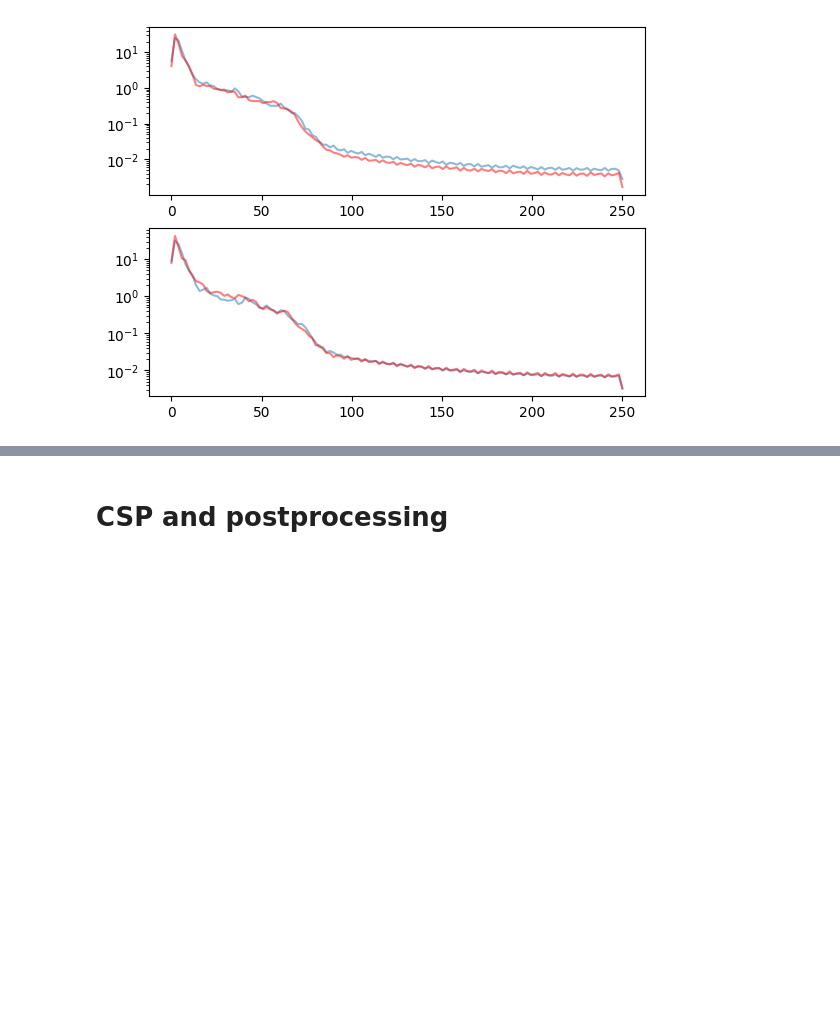
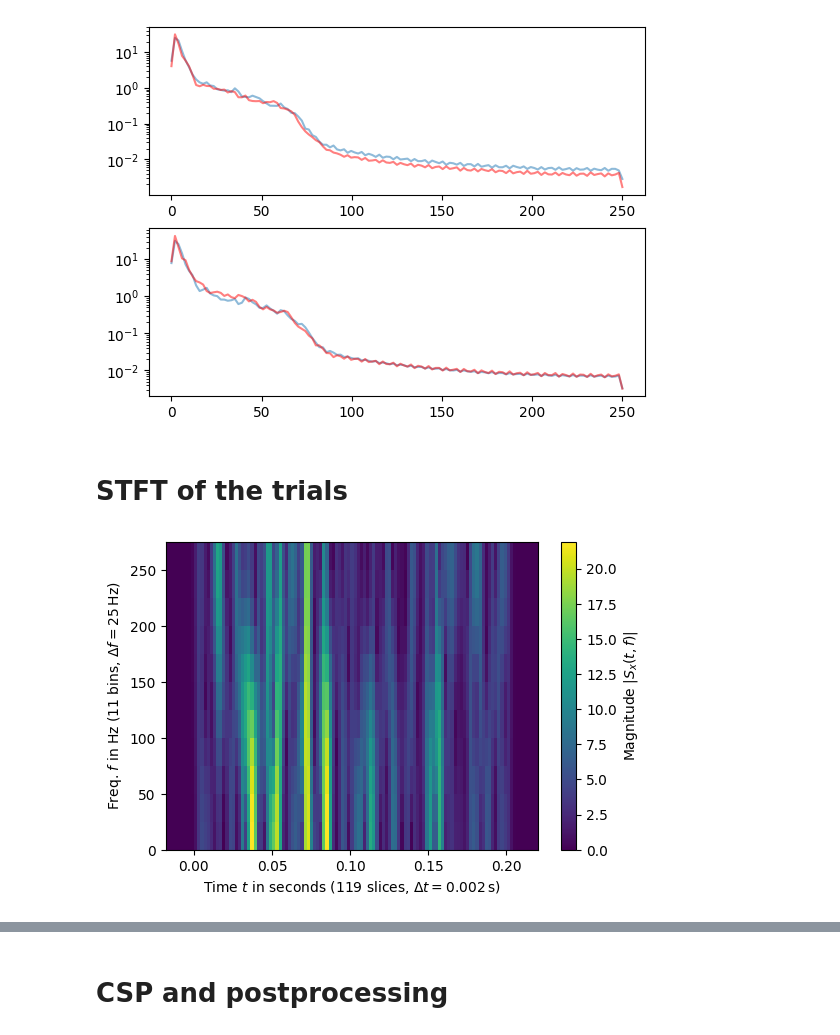
Before and after one commit to deltaC/EEG_Event_Classification, a Jupyter notebook: statistics_research.ipynb, the cells around one changed output, grey strips where cells are left out. Saved outputs shown, nothing was run; the diff lists cells and outputs as text; code cells hidden in the pictures; blank space fills up the shorter version.

Commit message:
added stft of the trials

```diff
--- a/statistics_research.ipynb
+++ b/statistics_research.ipynb
@@ -247,3 +247,5 @@ plt.show()
 # %% [output]
 [figure]
 [figure]
+# %% [markdown]
+# STFT of the trials
@@ -249,0 +255,19 @@ plt.show()
+# %%
+w = gaussian(20, std=1, sym=True)  # symmetric Gaussian window
+SFT = ShortTimeFFT(w, hop=1, fs=sample_rate, scale_to='magnitude')
+Sx_l = SFT.stft(np.mean(windows_l[2, :, 3:7], axis=1))
+Sx_r = SFT.stft(np.mean(windows_r[2, :, 3:7], axis=1))
+# %%
+fig, ax = plt.subplots(figsize=(6., 4.))
+
+im1 = ax.imshow(abs(Sx_l), origin='lower', aspect='auto',
+                 extent=SFT.extent(100), cmap='viridis')
+ax.set(xlabel=f"Time $t$ in seconds ({SFT.p_num(100)} slices, " +
+               rf"$\Delta t = {SFT.delta_t:g}\,$s)",
+        ylabel=f"Freq. $f$ in Hz ({SFT.f_pts} bins, " +
+               rf"$\Delta f = {SFT.delta_f:g}\,$Hz)")
+
+fig.colorbar(im1, label="Magnitude $|S_x(t, f)|$")
+plt.show()
+# %% [output]
+[figure, added]
```
Also changed, not shown: parts of 7 cells of this notebook, 2 other files.
